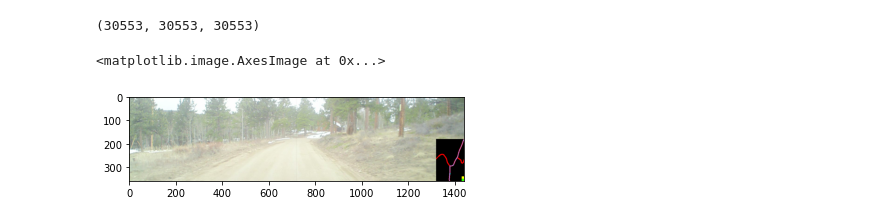
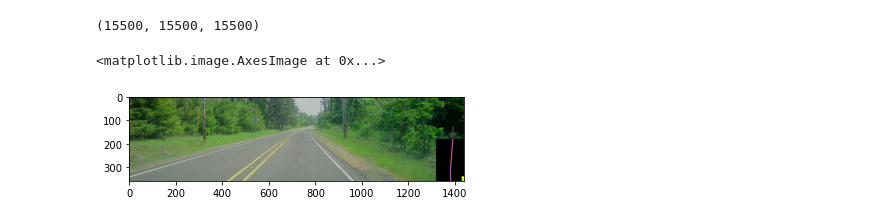
Before and after one commit to rgilman33/bespoke, a Jupyter notebook: nb/5_process_rw.ipynb, the cells around one changed output. Drawn from its saved outputs; the diff is of its cells as text; code cells hidden in the pictures.

```diff
--- a/nb/5_process_rw.ipynb
+++ b/nb/5_process_rw.ipynb
@@ -38,19 +38,19 @@ os.makedirs(f'{run_path}/img')
 os.makedirs(f'{run_path}/navmap')
 os.makedirs(f'{run_path}/aux')
 # %%
-b, e = 500, -400
+b, e = 1000, 16500
 # %%
 img_files = sorted(glob.glob(f"{base_run_path}/img/*"))[b:e]
 car_state_files = sorted(glob.glob(f"{base_run_path}/aux/*"))[b:e]
 map_files = sorted(glob.glob(f"{base_run_path}/navmap/*"))[b:e]
 len(img_files), len(car_state_files), len(map_files)
 # %% [output]
-(30553, 30553, 30553)
+(15500, 15500, 15500)
 # %%
-plt.imshow(np.load(img_files[0])) #4000
+plt.imshow(np.load(img_files[-1])) #4000
 # %% [output]
 <matplotlib.image.AxesImage at 0x...>
-[figure, old version]
+[figure, new version]
 # %%
 for f in img_files:
     filename = f.split('/')[-1]
```
Also changed, not shown: parts of 2 cells of this notebook, 24 other files.
